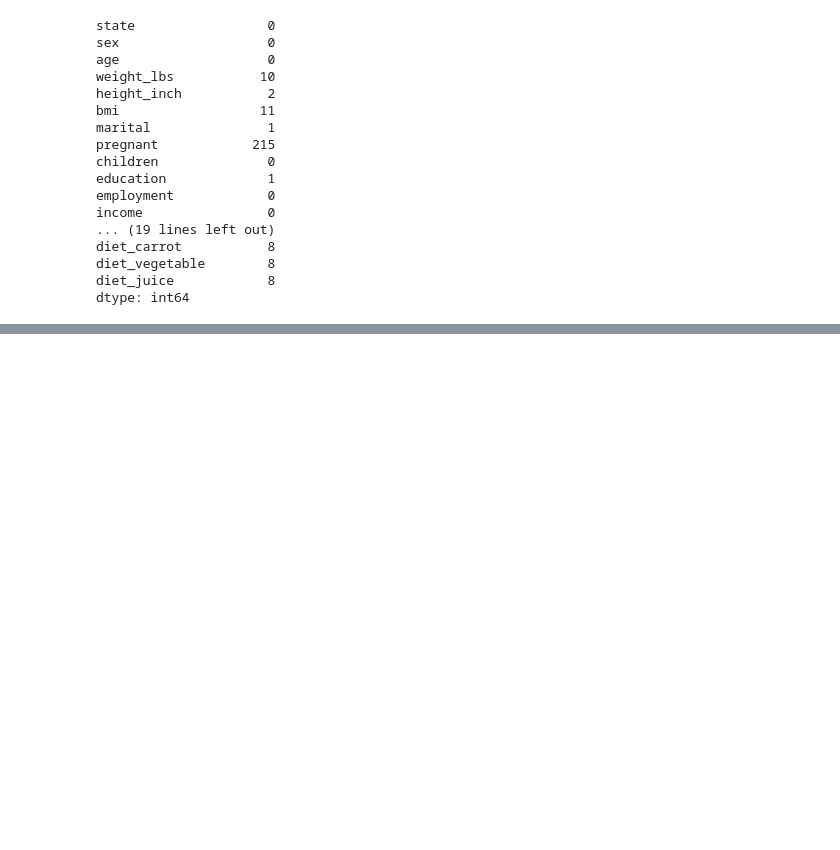
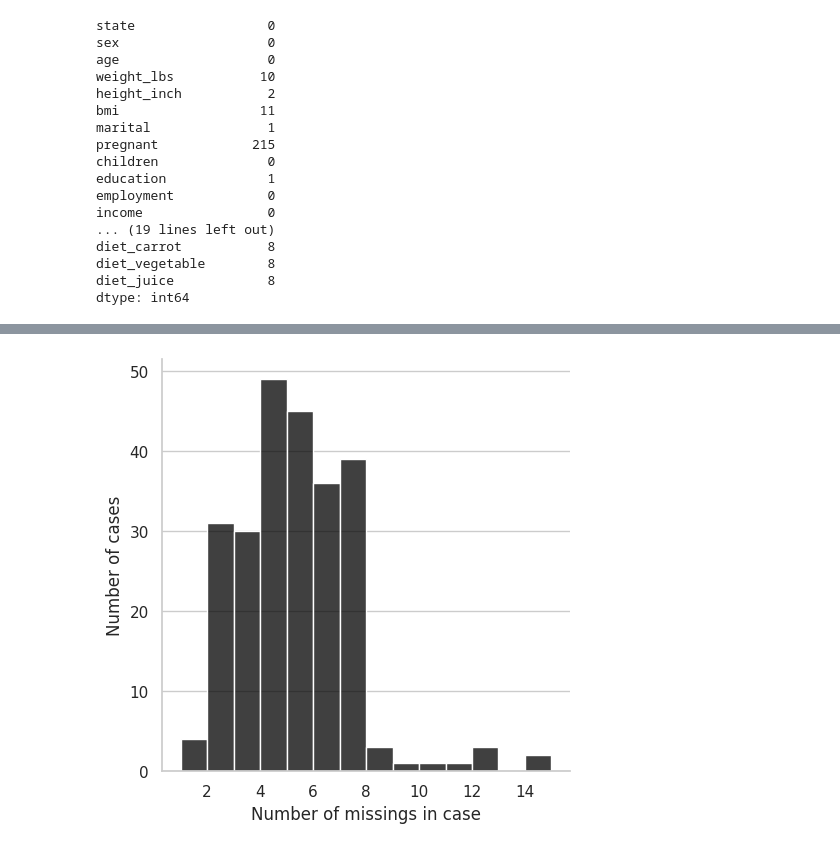
Before and after one commit to AleexSilva/Training-MissingData, a Jupyter notebook: exploring_missing_values.ipynb, the cells around one changed output, grey strips where cells are left out. Drawn from its saved outputs; the diff is of its cells as text; code cells hidden in the pictures; blank space fills up the shorter version.

```diff
--- a/exploring_missing_values.ipynb
+++ b/exploring_missing_values.ipynb
@@ -152,0 +420,4 @@ dtype: int64
+# %%
+df_riskfactors.missing.missing_case_plot()
+# %% [output]
+[figure, added]
```
Also changed, not shown: parts of 25 cells of this notebook, 1 other file.
